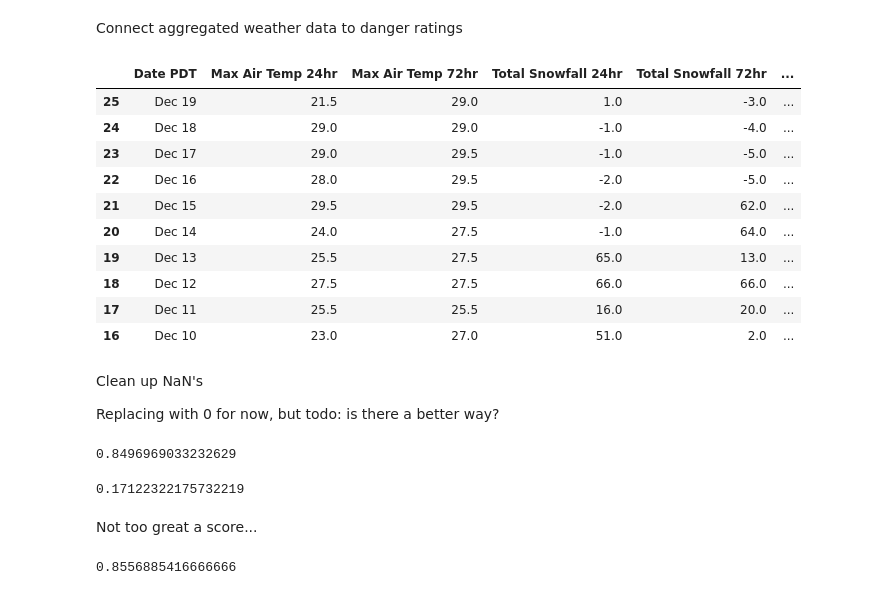
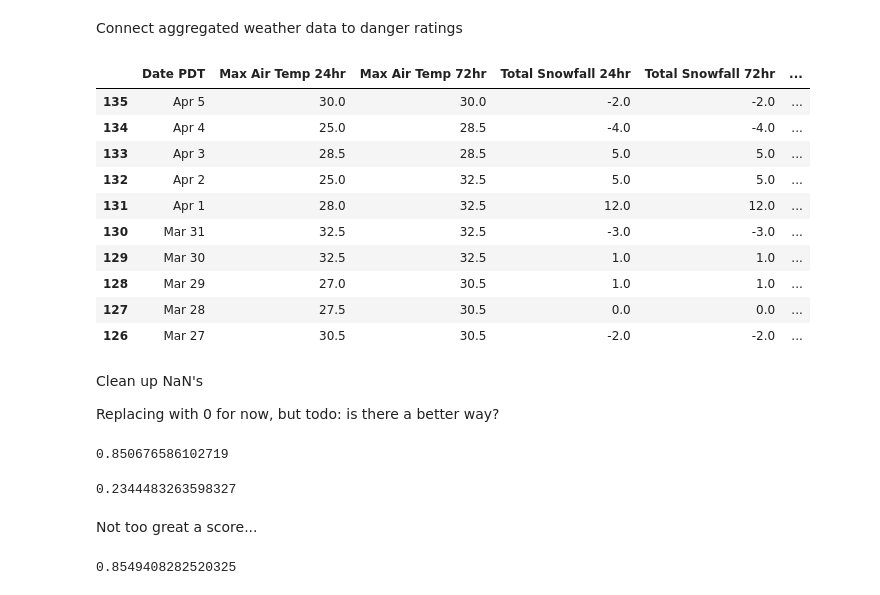
Before and after one commit to itsjpb/470-avalanche-prediction, a Jupyter notebook: jupyter/better_metrics.ipynb, the cells around one changed output. Drawn from its saved outputs; the diff is of its cells as text; code cells hidden in the pictures.

Commit message:
made total snowfall a little better at least

```diff
--- a/jupyter/better_metrics.ipynb
+++ b/jupyter/better_metrics.ipynb
@@ -226,29 +226,32 @@ def connect_danger_to_aggregated_weather(seasonal_df, danger_df, result_df):
         return seasonal_df[(seasonal_df == date_start).any(axis=1)].index[0]
 
     def aggregate(days_df):
-        def get_past_day(days_df):
+        def get_one_day_ago(days_df):
             # seems to work correctly
             return days_df.iloc[0:24]
+        def get_two_days_ago(days_df):
+            # seems to work correctly
+            return days_df.iloc[24:24*2]
+        def get_three_days_ago(days_df):
+            # seems to work correctly
+            return days_df.iloc[24*2:24*3]
+        def get_four_days_ago(days_df):
+            # seems to work correctly
+            return days_df.iloc[24*3:24*4]
         def get_past_three_days(days_df):
             return days_df.iloc[0:24*3]
         def get_max_air_temp(day):
             return day['Temp F'].max()
-        def get_total_snowfall(days_df):
-            try:
-                first = days_df['SnoHt in'].iat[0]
-                last = days_df['SnoHt in'].iloc[-1]
-                return first - last
-            except Exception as err:
-                print('err:', err)
-                return 0
+        def get_total_snowfall(day):
+            return day['∆SnoHt in'].iat[0]
         def get_max_wind(day):
             return day['Spd mph'].max() # should we use gust?
         def get_weighted_snowfall(days_df):
-            one = get_past_day(days_df)
+            one = get_one_day_ago(days_df)
             # todo: check
-            two = days_df.iloc[24:24*2]
-            three = days_df.iloc[24*2:24*3]
-            four = days_df.iloc[24*3:24*4]
+            two = get_two_days_ago(days_df)
+            three = get_three_days_ago(days_df)
+            four = get_four_days_ago(days_df)
             return get_total_snowfall(one) * 1.0 \
                 + get_total_snowfall(two) * 0.75 \
                 + get_total_snowfall(three) * 0.5 \
@@ -256,12 +259,13 @@ def connect_danger_to_aggregated_weather(seasonal_df, danger_df, result_df):
         def get_diff_min_temp(earlier_day, later_day):
             return later_day['Temp F'].min() - earlier_day['Temp F'].min()
 
-        past_day = get_past_day(days_df)
+        past_day = get_one_day_ago(days_df)
         past_three_days = get_past_three_days(days_df)
         max_temp_24 = get_max_air_temp(past_day)
         max_temp_72 = get_max_air_temp(past_three_days)
         snowfall_24 = get_total_snowfall(past_day)
-        snowfall_72 = get_total_snowfall(past_three_days)
+        snowfall_72 = snowfall_24 + get_total_snowfall(get_two_days_ago(days_df)) \
+            + get_total_snowfall(get_three_days_ago(days_df))
         max_wind_24 = get_max_wind(past_day)
         weighted_snowfall = get_weighted_snowfall(days_df)
         diff_min_temp = get_diff_min_temp(days_df.iloc[24*2:24*3], past_day)
@@ -284,44 +288,44 @@ def connect_danger_to_aggregated_weather(seasonal_df, danger_df, result_df):
     def add_date_and_danger(row, date, danger, prev_danger):
         row['Date PDT'] = date
         row['Yesterday Danger'] = prev_danger
         row ['Danger Rating'] = danger
         return row
 
     prev_day_danger = 0
     # For every danger rating (ie for every day)
     for idx, row in danger_df.iterrows():
         date, date_start = get_date_and_datestart(row)
         # Use this to index the seasonal dataframe
         idx = get_idx(seasonal_df, date_start)
         # Get the past x days
         days_past = get_days_past(seasonal_df)
         # Aggregate them
         agg_past = aggregate(days_past)
         # Tag with date and danger rating
         agg_past = add_date_and_danger(agg_past, date, row['Danger Rating'], prev_day_danger)
         # Add back into the dataframe
         result_df = add_and_reindex(result_df, agg_past)
         # Cache today's danger to use as previous next iter
         prev_day_danger = row['Danger Rating']
     # Drop a BUNCH of columns
     cols = [1,2,3,4,5,6,7,8,9,10,11,12] # BAD
     result_df.drop(result_df.columns[cols], axis=1, inplace=True)
     return result_df
 
 training_data = connect_danger_to_aggregated_weather(seasonal_weather, seasonal_danger, training_data)
-training_data.iloc[120:130]
+training_data.iloc[10:20]
 # %% [output]
 |  | Date PDT | Max Air Temp 24hr | Max Air Temp 72hr | Total Snowfall 24hr | Total Snowfall 72hr | ... |
-| 25 | Dec 19 | 21.5 | 29.0 | 1.0 | -3.0 | ... |
-| 24 | Dec 18 | 29.0 | 29.0 | -1.0 | -4.0 | ... |
-| 23 | Dec 17 | 29.0 | 29.5 | -1.0 | -5.0 | ... |
-| 22 | Dec 16 | 28.0 | 29.5 | -2.0 | -5.0 | ... |
-| 21 | Dec 15 | 29.5 | 29.5 | -2.0 | 62.0 | ... |
-| 20 | Dec 14 | 24.0 | 27.5 | -1.0 | 64.0 | ... |
-| 19 | Dec 13 | 25.5 | 27.5 | 65.0 | 13.0 | ... |
-| 18 | Dec 12 | 27.5 | 27.5 | 66.0 | 66.0 | ... |
-| 17 | Dec 11 | 25.5 | 25.5 | 16.0 | 20.0 | ... |
-| 16 | Dec 10 | 23.0 | 27.0 | 51.0 | 2.0 | ... |
+| 135 | Apr 5 | 30.0 | 30.0 | -2.0 | -2.0 | ... |
+| 134 | Apr 4 | 25.0 | 28.5 | -4.0 | -4.0 | ... |
+| 133 | Apr 3 | 28.5 | 28.5 | 5.0 | 5.0 | ... |
+| 132 | Apr 2 | 25.0 | 32.5 | 5.0 | 5.0 | ... |
+| 131 | Apr 1 | 28.0 | 32.5 | 12.0 | 12.0 | ... |
+| 130 | Mar 31 | 32.5 | 32.5 | -3.0 | -3.0 | ... |
+| 129 | Mar 30 | 32.5 | 32.5 | 1.0 | 1.0 | ... |
+| 128 | Mar 29 | 27.0 | 30.5 | 1.0 | 1.0 | ... |
+| 127 | Mar 28 | 27.5 | 30.5 | 0.0 | 0.0 | ... |
+| 126 | Mar 27 | 30.5 | 30.5 | -2.0 | -2.0 | ... |
 # %% [markdown]
 Clean up NaN's
 
@@ -350,12 +354,12 @@ rf_regressor.fit(x_train, y_train)
 y_pred_train = rf_regressor.predict(x_train)
 r2_score(y_train, y_pred_train)
 # %% [output]
-0.8496969033232629
+0.850676586102719
 # %%
 y_pred = rf_regressor.predict(x_test)
 r2_score(y_test, y_pred)
 # %% [output]
-0.17122322175732219
+0.2344483263598327
 # %% [markdown]
 Not too great a score...
 # %%
@@ -417,7 +421,7 @@ rf_regressor.fit(x_train, y_train)
 y_pred_train = rf_regressor.predict(x_train)
 r2_score(y_train, y_pred_train)
 # %% [output]
-0.8556885416666666
+0.8549408282520325
 # %%
 
 best_params = {
```
Also changed, not shown: parts of 3 cells of this notebook.
